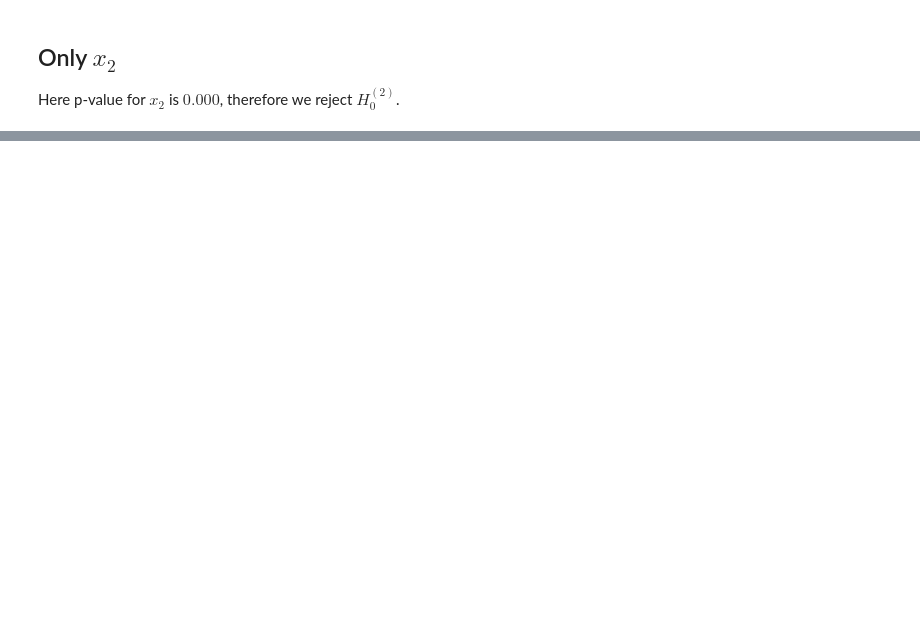
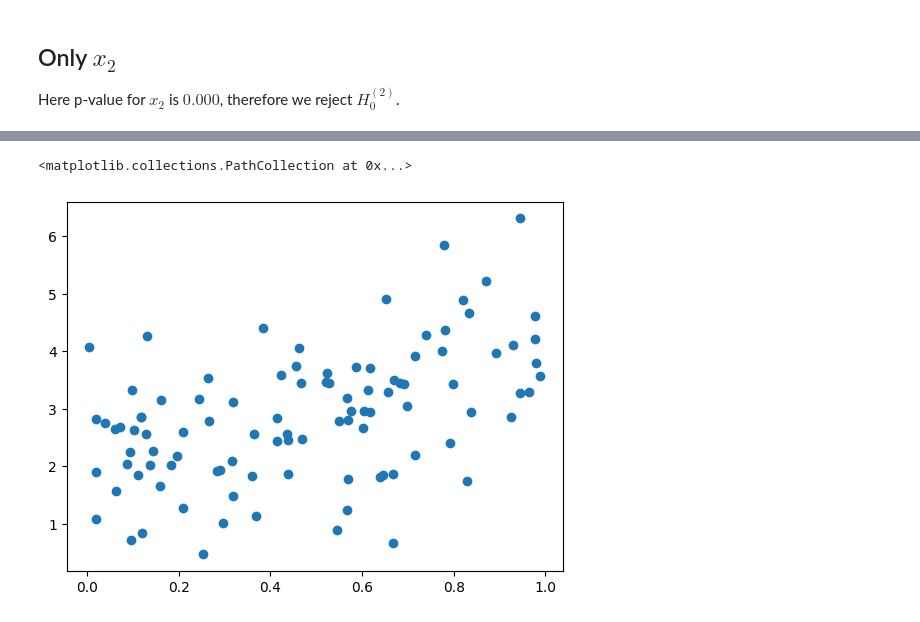
Before and after one commit to GabrielWechta/white_rose, a Jupyter notebook: data_mining/lab_2/exercise_14.ipynb, the cells around one changed output, grey strips where cells are left out. Drawn from its saved outputs; the diff is of its cells as text; code cells hidden in the pictures; blank space fills up the shorter version.

```diff
--- a/data_mining/lab_2/exercise_14.ipynb
+++ b/data_mining/lab_2/exercise_14.ipynb
@@ -220,0 +236,5 @@ Notes:
+# %%
+plt.scatter(x_1, y)
+# %% [output]
+<matplotlib.collections.PathCollection at 0x...>
+[figure, added]
```
Also changed, not shown: parts of 12 cells of this notebook, 7 other files.
